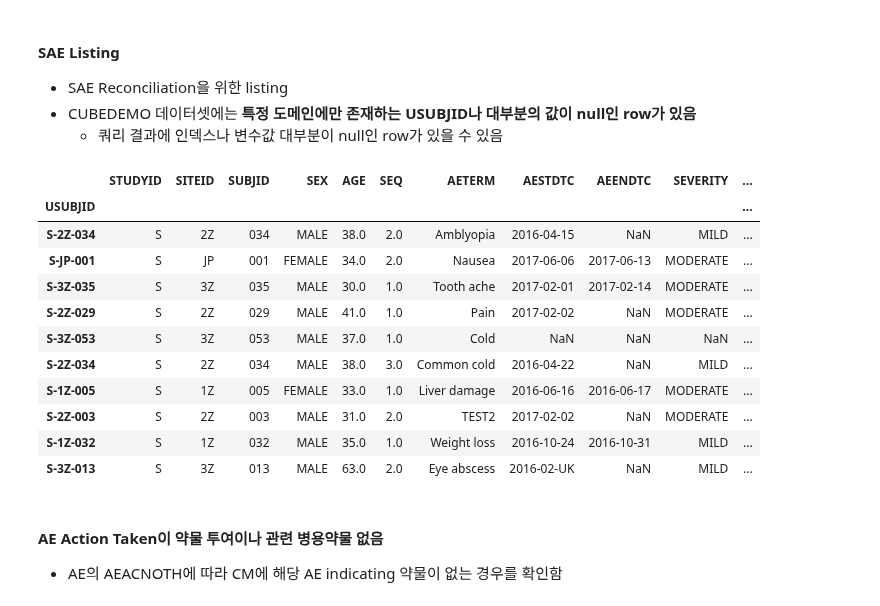
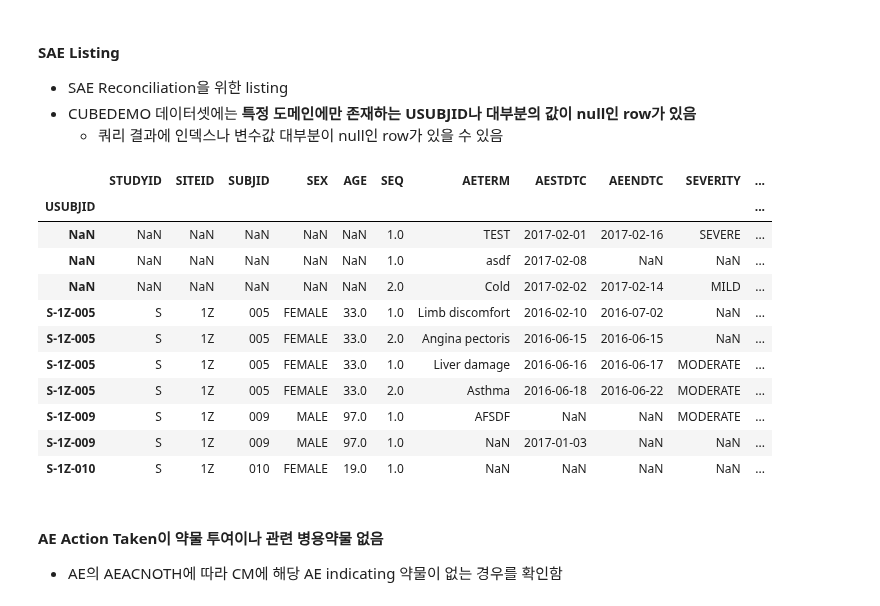
Before and after one commit to beeseosil/pub, a Jupyter notebook: ct/dmc.ipynb, the cells around one changed output. Drawn from its saved outputs; the diff is of its cells as text; code cells hidden in the pictures.

```diff
--- a/ct/dmc.ipynb
+++ b/ct/dmc.ipynb
@@ -154,45 +154,45 @@ proc sql;
 create table SAEL as
 select
 USUBJID,STUDYID,SITEID,SUBJID,SEX,AGE,SEQ,AETERM,AESTDTC,AEENDTC,
 SEVERITY,RELATIONSHIP,ACTION_TAKEN,OUTCOME,SERIOUS,SAE_CATEGORY
 from (
     select IDXDM.USUBJID,IDXDM.STUDYID,IDXDM.SITEID,IDXDM.SUBJID,IDXDM.AGE,
     AE.SEQ,AE.AETERM,AE.AESTDTC,AE.AEENDTC,
     IDXDM.SEX as SEX_,
     AE.AESEV as SEV_,
     AE.AEREL as REL_,
     AE.AEACN as ACN_,
     AE.AEOUT as OUT_,
     AE.AESER as SER_,
     case when (AE.AESER=1 or AE.AESER is null) then "NO" else "YES" end as SERIOUS
     from IDXDM
     right join CUBEDEMO.AE as AE on IDXDM.USUBJID=AE.SUBJID
     )
 left join LBLSEX on SEX_=LBLSEX.CD
 left join LBLSEV on SEV_=LBLSEV.CD
 left join LBLREL on REL_=LBLREL.CD
 left join LBLACN on ACN_=LBLACN.CD
 left join LBLOUT on OUT_=LBLOUT.CD
 left join LBLSER on SER_=LBLSER.CD
-order by USUBJID
+order by SITEID,SUBJID
 ;
 run;
 """)
 sael=sas.sd2df("SAEL").set_index("USUBJID")
-sael.sample(10)
+sael.head(10)
 # %% [output]
 |  | STUDYID | SITEID | SUBJID | SEX | AGE | SEQ | AETERM | AESTDTC | AEENDTC | SEVERITY | ... |
 | USUBJID |  |  |  |  |  |  |  |  |  |  | ... |
-| S-2Z-034 | S | 2Z | 034 | MALE | 38.0 | 2.0 | Amblyopia | 2016-04-15 | NaN | MILD | ... |
-| S-JP-001 | S | JP | 001 | FEMALE | 34.0 | 2.0 | Nausea | 2017-06-06 | 2017-06-13 | MODERATE | ... |
-| S-3Z-035 | S | 3Z | 035 | MALE | 30.0 | 1.0 | Tooth ache | 2017-02-01 | 2017-02-14 | MODERATE | ... |
-| S-2Z-029 | S | 2Z | 029 | MALE | 41.0 | 1.0 | Pain | 2017-02-02 | NaN | MODERATE | ... |
-| S-3Z-053 | S | 3Z | 053 | MALE | 37.0 | 1.0 | Cold | NaN | NaN | NaN | ... |
-| S-2Z-034 | S | 2Z | 034 | MALE | 38.0 | 3.0 | Common cold | 2016-04-22 | NaN | MILD | ... |
+| NaN | NaN | NaN | NaN | NaN | NaN | 1.0 | TEST | 2017-02-01 | 2017-02-16 | SEVERE | ... |
+| NaN | NaN | NaN | NaN | NaN | NaN | 1.0 | asdf | 2017-02-08 | NaN | NaN | ... |
+| NaN | NaN | NaN | NaN | NaN | NaN | 2.0 | Cold | 2017-02-02 | 2017-02-14 | MILD | ... |
+| S-1Z-005 | S | 1Z | 005 | FEMALE | 33.0 | 1.0 | Limb discomfort | 2016-02-10 | 2016-07-02 | NaN | ... |
+| S-1Z-005 | S | 1Z | 005 | FEMALE | 33.0 | 2.0 | Angina pectoris | 2016-06-15 | 2016-06-15 | NaN | ... |
 | S-1Z-005 | S | 1Z | 005 | FEMALE | 33.0 | 1.0 | Liver damage | 2016-06-16 | 2016-06-17 | MODERATE | ... |
-| S-2Z-003 | S | 2Z | 003 | MALE | 31.0 | 2.0 | TEST2 | 2017-02-02 | NaN | MODERATE | ... |
-| S-1Z-032 | S | 1Z | 032 | MALE | 35.0 | 1.0 | Weight loss | 2016-10-24 | 2016-10-31 | MILD | ... |
-| S-3Z-013 | S | 3Z | 013 | MALE | 63.0 | 2.0 | Eye abscess | 2016-02-UK | NaN | MILD | ... |
+| S-1Z-005 | S | 1Z | 005 | FEMALE | 33.0 | 2.0 | Asthma | 2016-06-18 | 2016-06-22 | MODERATE | ... |
+| S-1Z-009 | S | 1Z | 009 | MALE | 97.0 | 1.0 | AFSDF | NaN | NaN | MODERATE | ... |
+| S-1Z-009 | S | 1Z | 009 | MALE | 97.0 | 1.0 | NaN | 2017-01-03 | NaN | NaN | ... |
+| S-1Z-010 | S | 1Z | 010 | FEMALE | 19.0 | 1.0 | NaN | NaN | NaN | NaN | ... |
 # %% [markdown]
 #### AE Action Taken이 약물 투여이나 관련 병용약물 없음
 * AE의 AEACNOTH에 따라 CM에 해당 AE indicating 약물이 없는 경우를 확인함
```
Also changed, not shown: parts of 1 cell of this notebook.
